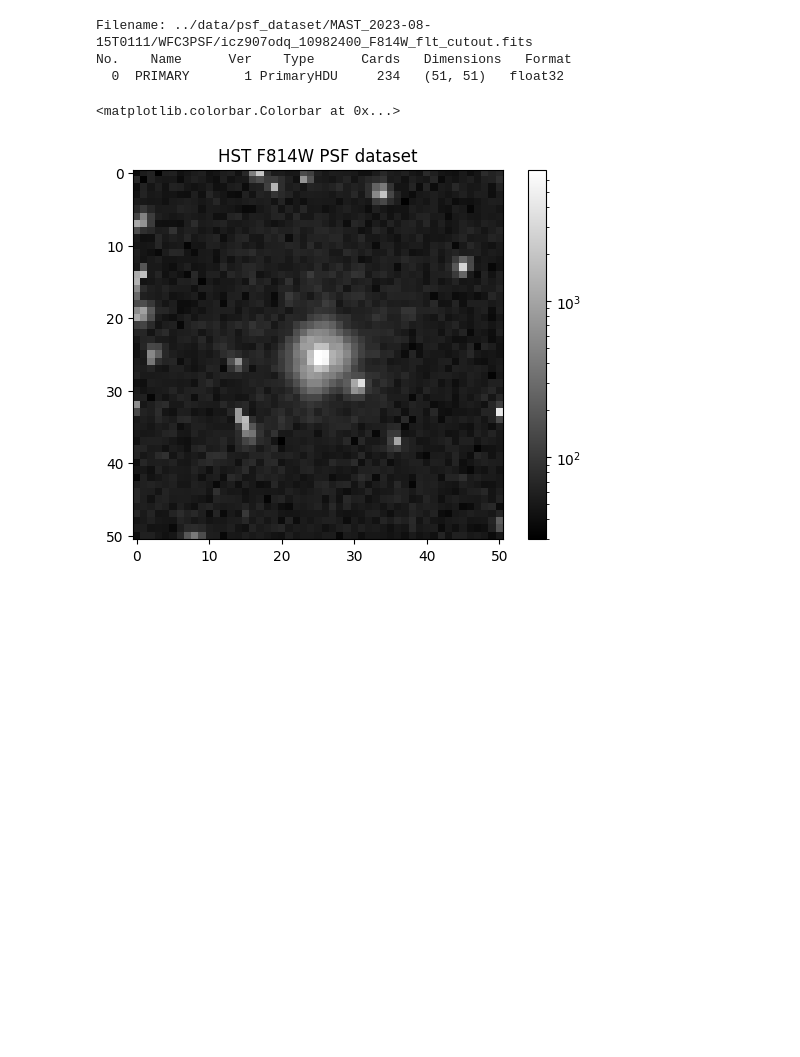
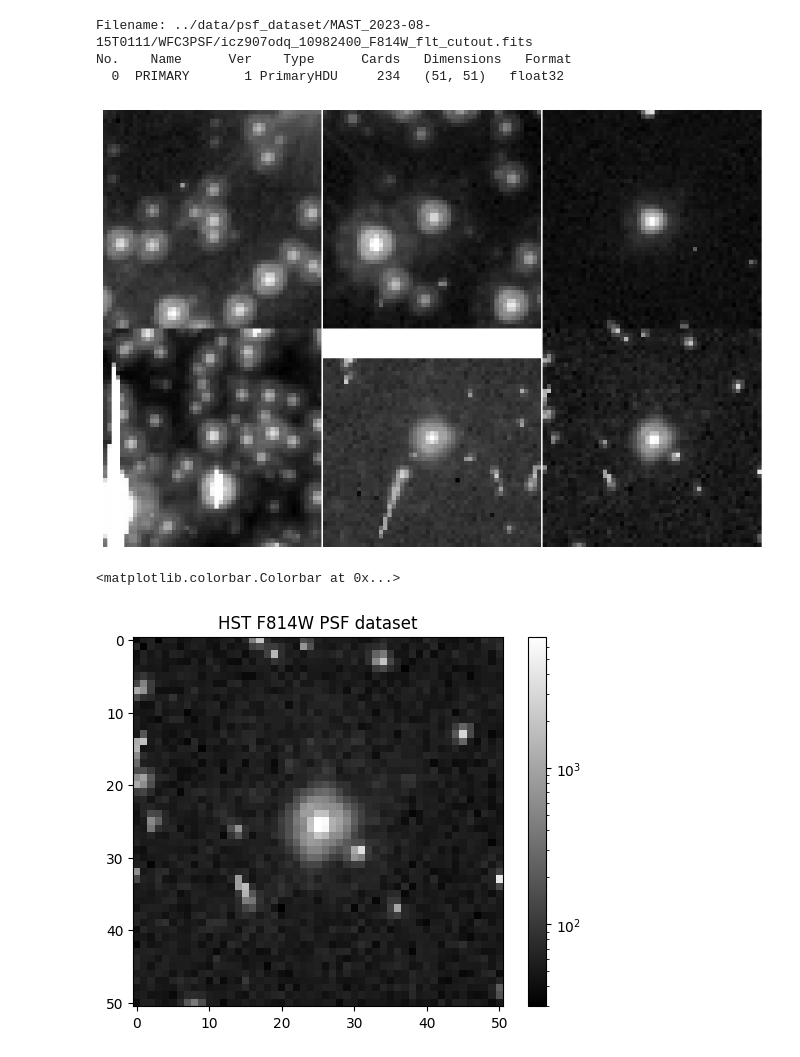
Before and after one commit to AlexandreAdam/DeblendingGalaxies, a Jupyter notebook: notebooks/psf_dataset.ipynb, the cells around one changed output. Drawn from its saved outputs; the diff is of its cells as text; code cells hidden in the pictures; blank space fills up the shorter version.

```diff
--- a/notebooks/psf_dataset.ipynb
+++ b/notebooks/psf_dataset.ipynb
@@ -10,13 +10,14 @@ import os
 import glob
 import shutil
 # %%
-# path = "../data/psf_dataset/MAST_2023-08-15T0043/WFC3PSF/ibqs13lbq_11193391_F814W_flt_cutout.fits"
-# path = "../data/psf_dataset/MAST_2023-08-15T0050/WFC3PSF/ibqp04v4q_22818303_F814W_flt_cutout.fits"
-path = "../data/psf_dataset/MAST_2023-08-15T0058/WFC3PSF/ib7g06s6q_9597086_F606W_flc_cutout.fits"
-# path = "../data/psf_dataset/MAST_2023-08-15T0102/WFC3PSF/ibqp04v1q_20665184_F814W_flc_cutout.fits"
-# path = "../data/psf_dataset/MAST_2023-08-15T0109/WFC3PSF/icz907odq_10982300_F814W_flt_cutout.fits"
-path = "../data/psf_dataset/MAST_2023-08-15T0111/WFC3PSF/icz907odq_10982400_F814W_flt_cutout.fits"
+path1 = "../data/psf_dataset/MAST_2023-08-15T0043/WFC3PSF/ibqs13lbq_11193391_F814W_flt_cutout.fits"
+path2 = "../data/psf_dataset/MAST_2023-08-15T0050/WFC3PSF/ibqp04v4q_22818303_F814W_flt_cutout.fits"
+path3 = "../data/psf_dataset/MAST_2023-08-15T0058/WFC3PSF/ib7g06s6q_9597086_F606W_flc_cutout.fits"
+path4 = "../data/psf_dataset/MAST_2023-08-15T0102/WFC3PSF/ibqp04v1q_20665184_F814W_flc_cutout.fits"
+path5 = "../data/psf_dataset/MAST_2023-08-15T0109/WFC3PSF/icz907odq_10982300_F814W_flt_cutout.fits"
+path6 = "../data/psf_dataset/MAST_2023-08-15T0111/WFC3PSF/icz907odq_10982400_F814W_flt_cutout.fits"
 
+paths = [path1, path2, path3, path4, path5, path6]
 
 data = fits.open(path)
 data.info()
@@ -24,6 +25,16 @@ data.info()
 Filename: ../data/psf_dataset/MAST_2023-08-15T0111/WFC3PSF/icz907odq_10982400_F814W_flt_cutout.fits
 No.    Name      Ver    Type      Cards   Dimensions   Format
   0  PRIMARY       1 PrimaryHDU     234   (51, 51)   float32
+# %%
+fig, axs = plt.subplots(2, 3, figsize=(12, 8))
+for i in range(2):
+    for j in range(3):
+        k = i * 3 + j
+        axs[i, j].imshow(fits.open(paths[k])[0].data, cmap="gray", norm=plt.cm.colors.LogNorm())
+        axs[i, j].axis("off")
+plt.subplots_adjust(hspace=0, wspace=0)
+# %% [output]
+[figure, added]
 # %%
 # wcs = WCS(data[0].header, data)
 # %%
```
Also changed, not shown: 3 other files.
